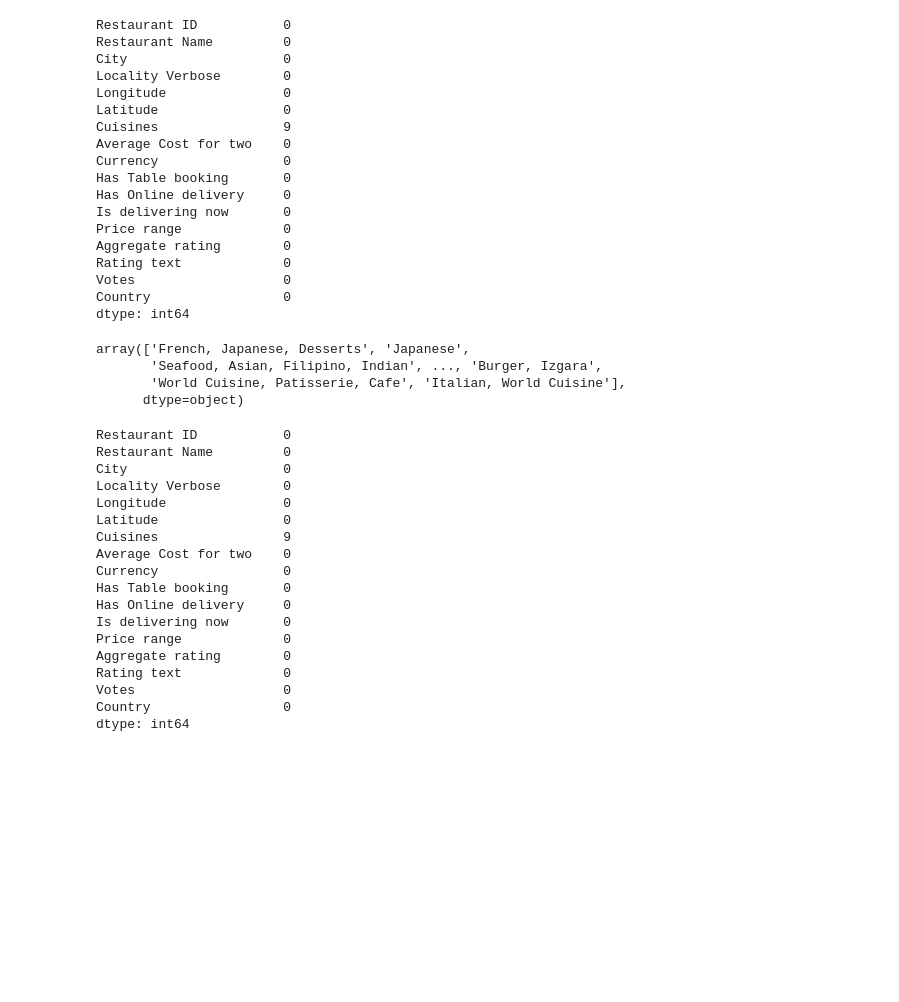
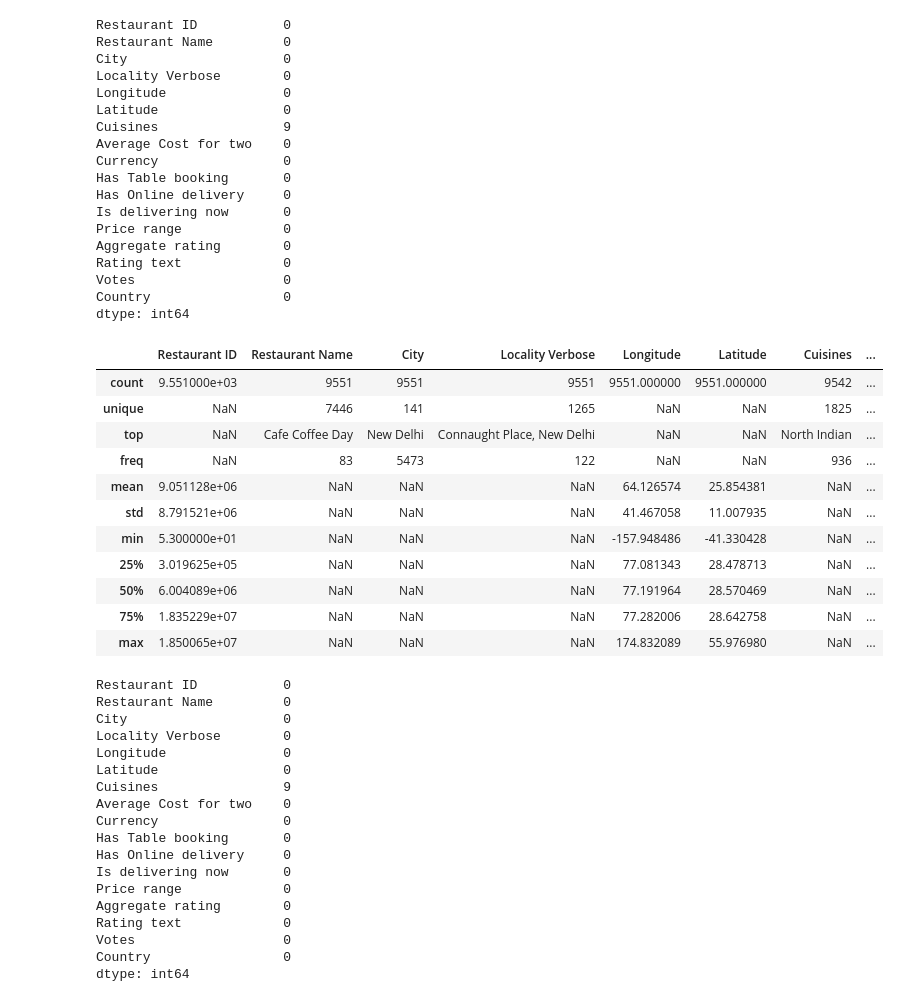
Before and after one commit to bhavesh-1995/fireblazework, a Jupyter notebook: fireblaze work/project/Zomato Project/Untitled.ipynb, the cells around one changed output. Cells and saved outputs as stored; diff of their text form; code cells hidden in the pictures; blank space fills up the shorter version.

```diff
--- a/fireblaze work/project/Zomato Project/Untitled.ipynb
+++ b/fireblaze work/project/Zomato Project/Untitled.ipynb
@@ -71,12 +71,20 @@ Votes                   0
 Country                 0
 dtype: int64
 # %%
-df['Cuisines'].unique()
+df.describe(include='all')
 # %% [output]
-array(['French, Japanese, Desserts', 'Japanese',
-       'Seafood, Asian, Filipino, Indian', ..., 'Burger, Izgara',
-       'World Cuisine, Patisserie, Cafe', 'Italian, World Cuisine'],
-      dtype=object)
+|  | Restaurant ID | Restaurant Name | City | Locality Verbose | Longitude | Latitude | Cuisines | ... |
+| count | 9.551000e+03 | 9551 | 9551 | 9551 | 9551.000000 | 9551.000000 | 9542 | ... |
+| unique | NaN | 7446 | 141 | 1265 | NaN | NaN | 1825 | ... |
+| top | NaN | Cafe Coffee Day | New Delhi | Connaught Place, New Delhi | NaN | NaN | North Indian | ... |
+| freq | NaN | 83 | 5473 | 122 | NaN | NaN | 936 | ... |
+| mean | 9.051128e+06 | NaN | NaN | NaN | 64.126574 | 25.854381 | NaN | ... |
+| std | 8.791521e+06 | NaN | NaN | NaN | 41.467058 | 11.007935 | NaN | ... |
+| min | 5.300000e+01 | NaN | NaN | NaN | -157.948486 | -41.330428 | NaN | ... |
+| 25% | 3.019625e+05 | NaN | NaN | NaN | 77.081343 | 28.478713 | NaN | ... |
+| 50% | 6.004089e+06 | NaN | NaN | NaN | 77.191964 | 28.570469 | NaN | ... |
+| 75% | 1.835229e+07 | NaN | NaN | NaN | 77.282006 | 28.642758 | NaN | ... |
+| max | 1.850065e+07 | NaN | NaN | NaN | 174.832089 | 55.976980 | NaN | ... |
 # %%
 df.isnull().sum()
 # %% [output]
```
Also changed, not shown: parts of 11 cells of this notebook.
